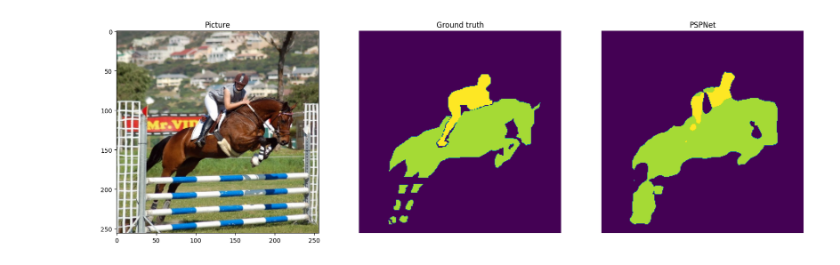
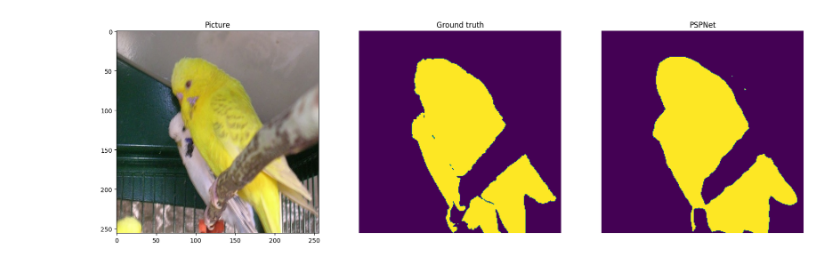
Before and after one commit to jagerbob/pspnet-semantic-segmentation, a Jupyter notebook: 02_pspnet_pascalvoc.ipynb, the cells around one changed output. Drawn from its saved outputs; the diff is of its cells as text; code cells hidden in the pictures.

```diff
--- a/02_pspnet_pascalvoc.ipynb
+++ b/02_pspnet_pascalvoc.ipynb
@@ -226,20 +226,20 @@ def predict_image_mask(model, image):
         masked = masked.cpu().squeeze(0)
     return masked
 # %%
-image, mask = val_set[401]
+image, mask = val_set[38]
 masked = torch.argmax(mask, dim=0)
 pred_mask = predict_image_mask(model, image)
 
 fig, (ax1, ax2, ax3) = plt.subplots(1,3, figsize=(20,10))
 ax1.imshow(T.ToPILImage()(image))
 ax1.set_title('Picture')
 
 ax2.imshow(mask)
 ax2.set_title('Ground truth')
 ax2.set_axis_off()
 
 ax3.imshow(pred_mask)
 ax3.set_title('PSPNet')
 ax3.set_axis_off()
 # %% [output]
-[figure, old version]
+[figure, new version]
```
Also changed, not shown: parts of 2 cells of this notebook.
